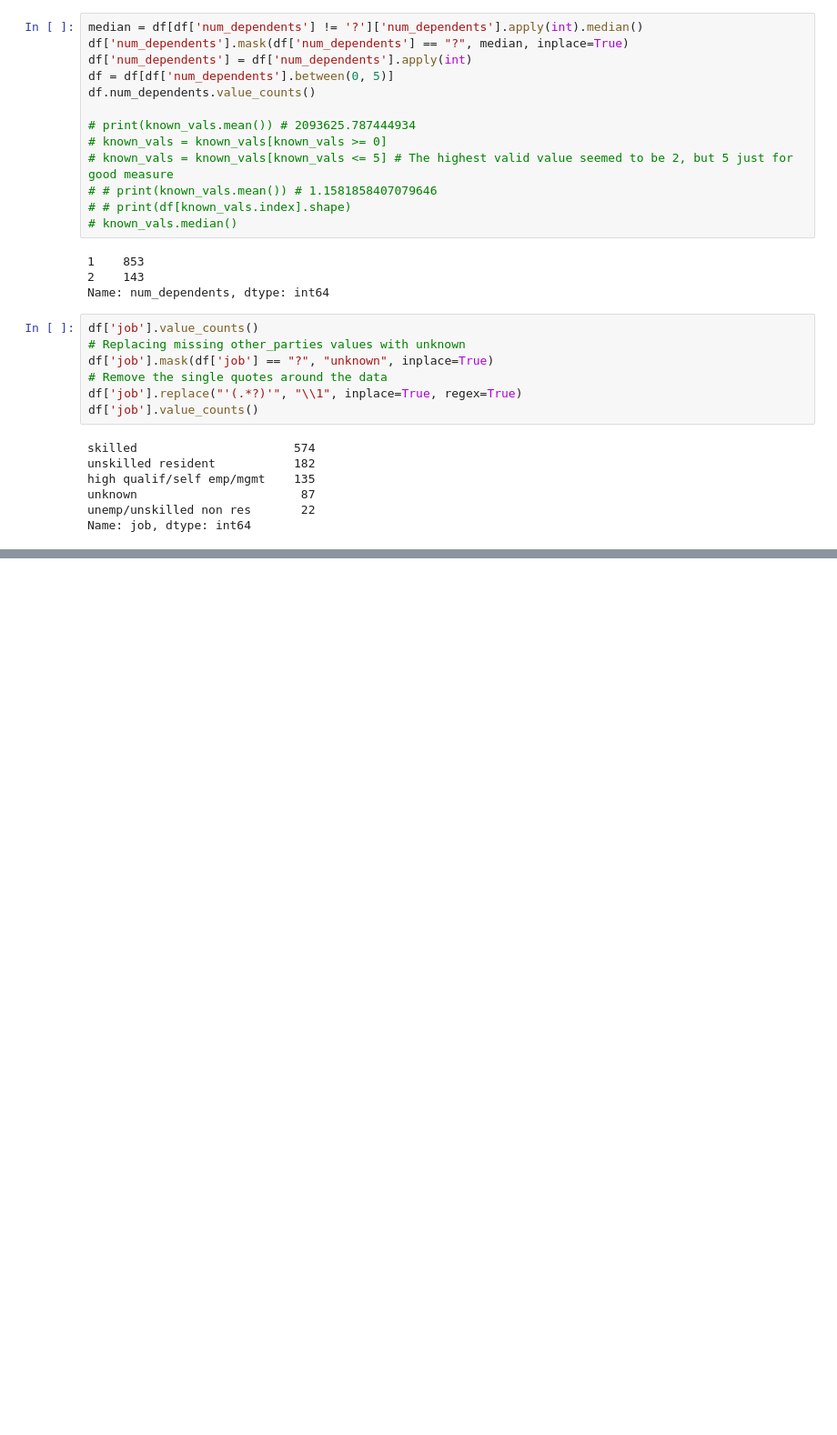
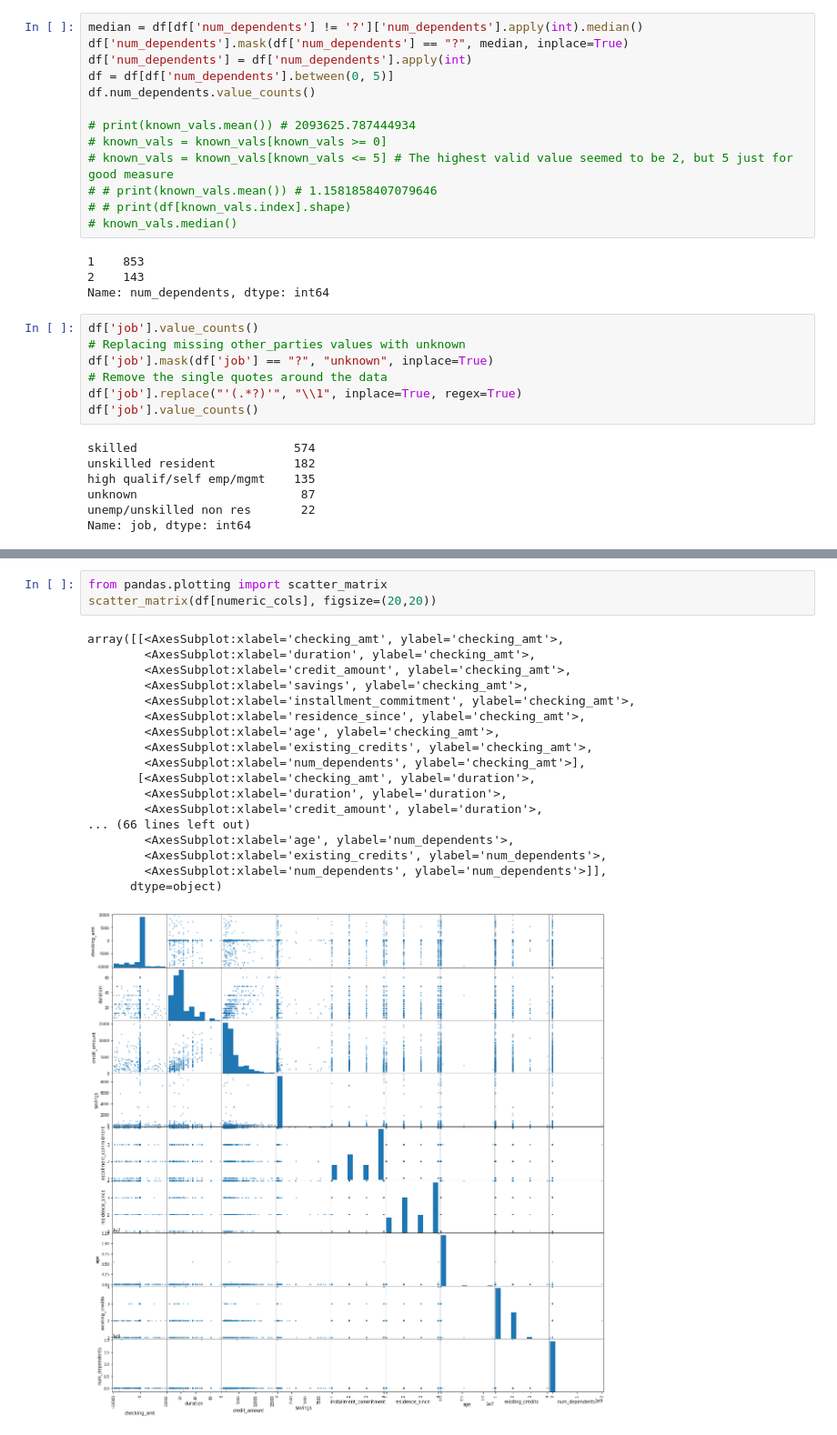
Before and after one commit to EliVerbrugge/CS5402-HW7, a Jupyter notebook: scripts/Preprocessing.ipynb, the cells around one changed output, grey strips where cells are left out. Shown: that part at 91% size. Cells and saved outputs as stored; diff of their text form; blank space fills up the shorter version.

```diff
--- a/scripts/Preprocessing.ipynb
+++ b/scripts/Preprocessing.ipynb
@@ -390,0 +496,22 @@ Name: job, dtype: int64
+# %%
+from pandas.plotting import scatter_matrix
+scatter_matrix(df[numeric_cols], figsize=(20,20))
+# %% [output]
+array([[<AxesSubplot:xlabel='checking_amt', ylabel='checking_amt'>,
+        <AxesSubplot:xlabel='duration', ylabel='checking_amt'>,
+        <AxesSubplot:xlabel='credit_amount', ylabel='checking_amt'>,
+        <AxesSubplot:xlabel='savings', ylabel='checking_amt'>,
+        <AxesSubplot:xlabel='installment_commitment', ylabel='checking_amt'>,
+        <AxesSubplot:xlabel='residence_since', ylabel='checking_amt'>,
+        <AxesSubplot:xlabel='age', ylabel='checking_amt'>,
+        <AxesSubplot:xlabel='existing_credits', ylabel='checking_amt'>,
+        <AxesSubplot:xlabel='num_dependents', ylabel='checking_amt'>],
+       [<AxesSubplot:xlabel='checking_amt', ylabel='duration'>,
+        <AxesSubplot:xlabel='duration', ylabel='duration'>,
+        <AxesSubplot:xlabel='credit_amount', ylabel='duration'>,
+... (66 lines left out)
+        <AxesSubplot:xlabel='age', ylabel='num_dependents'>,
+        <AxesSubplot:xlabel='existing_credits', ylabel='num_dependents'>,
+        <AxesSubplot:xlabel='num_dependents', ylabel='num_dependents'>]],
+      dtype=object)
+[figure, added]
```
Also changed, not shown: parts of 18 cells of this notebook.
